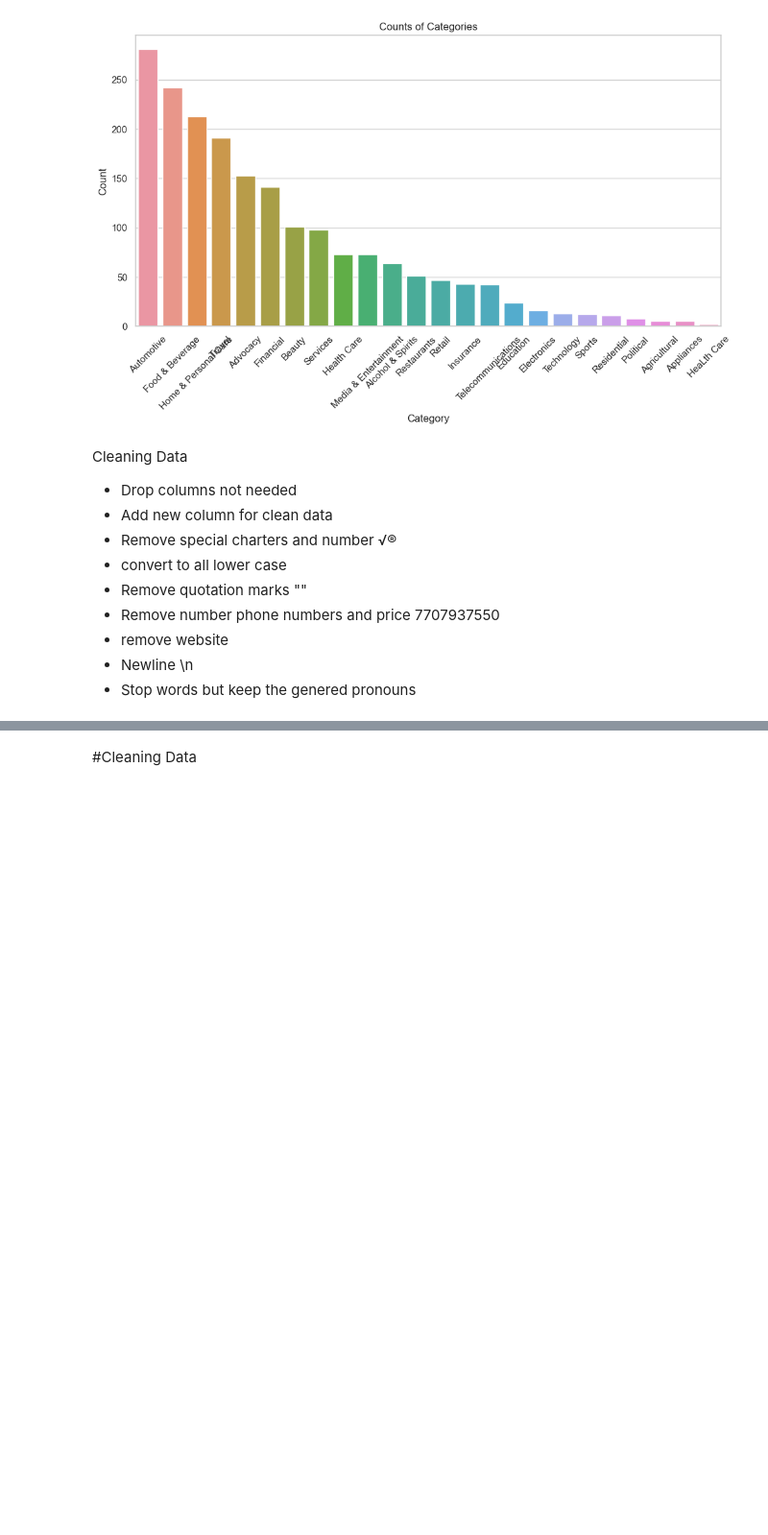
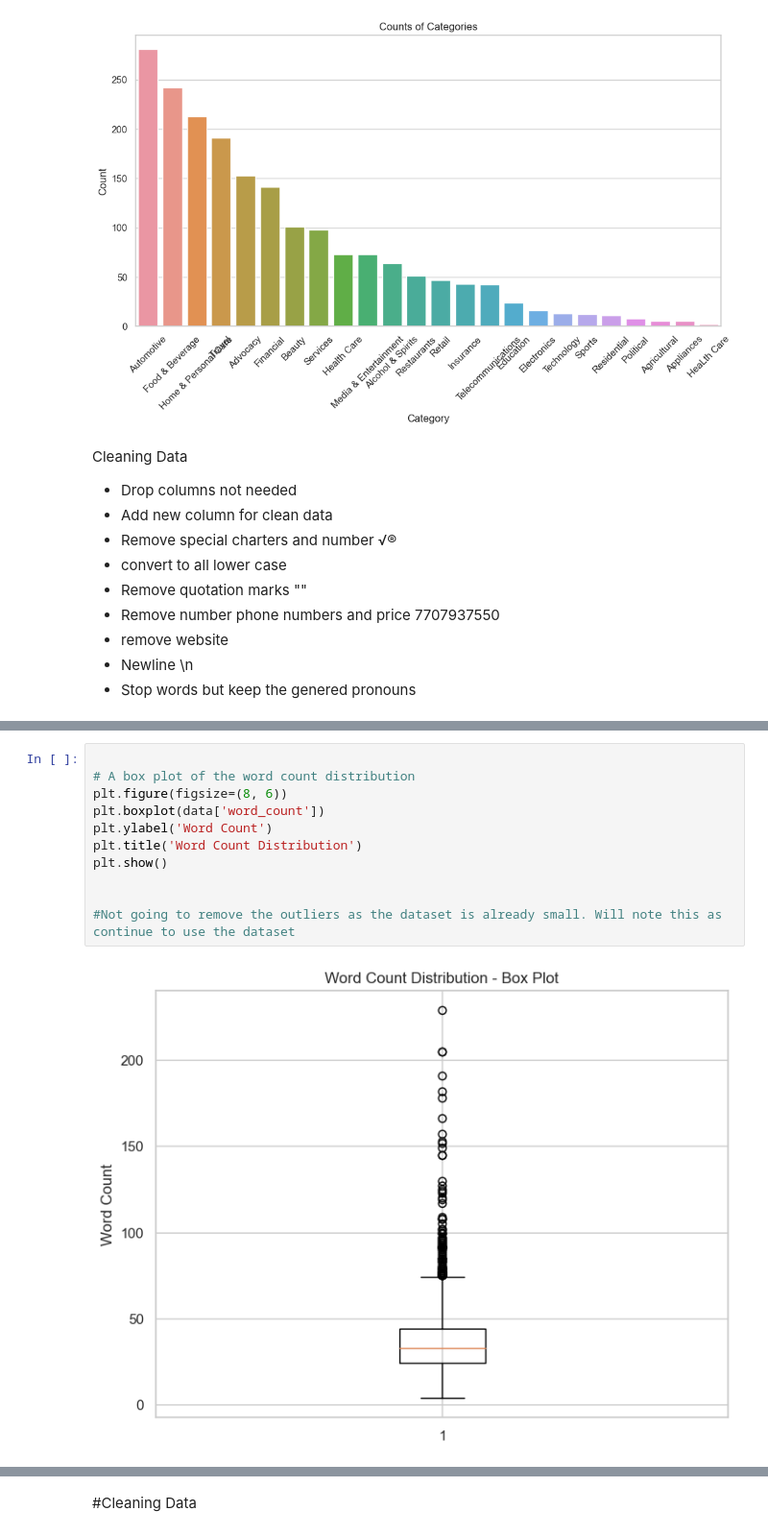
Before and after one commit to lifen-joy/20048573_MastersProject_2023, a Jupyter notebook: ads/explore.ipynb, the cells around one changed output, grey strips where cells are left out. Shown at 96% size. Cells and saved outputs as stored; diff of their text form; blank space fills up the shorter version.

```diff
--- a/ads/explore.ipynb
+++ b/ads/explore.ipynb
@@ -214,0 +242,13 @@ data['word_count'].plot(
+# %%
+
+# A box plot of the word count distribution
+plt.figure(figsize=(8, 6))
+plt.boxplot(data['word_count'])
+plt.ylabel('Word Count')
+plt.title('Word Count Distribution')
+plt.show()
+
+
+#Not going to remove the outliers as the dataset is already small. Will note this as continue to use the dataset
+# %% [output]
+[figure, added]
```
Also changed, not shown: parts of 26 cells of this notebook.
